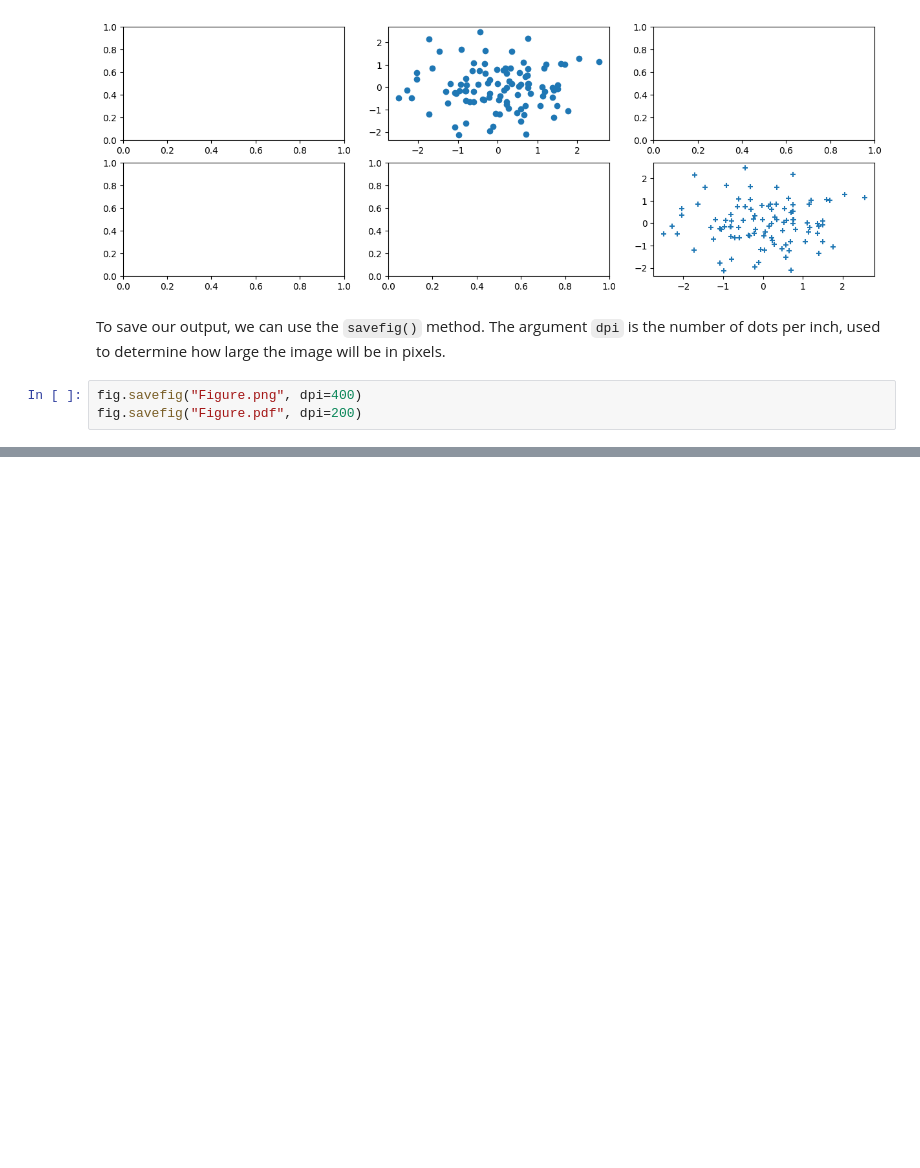
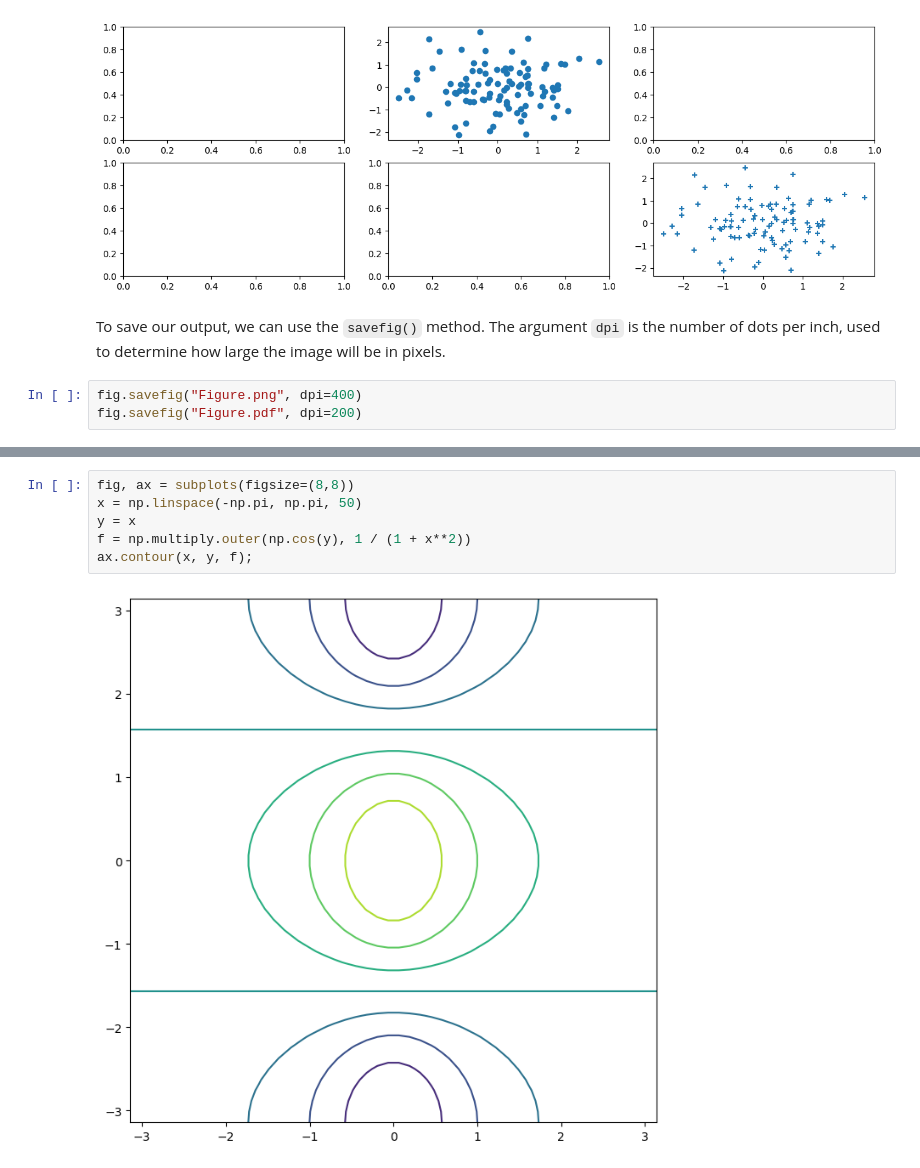
Before and after one commit to justingroves/ISLP, a Jupyter notebook: Jupyter Labs/Chapter 2 Statistical Learning/2.3 Introduction to Python.ipynb, the cells around one changed output, grey strips where cells are left out. Cells and saved outputs as stored; diff of their text form; blank space fills up the shorter version.

```diff
--- a/Jupyter Labs/Chapter 2 Statistical Learning/2.3 Introduction to Python.ipynb
+++ b/Jupyter Labs/Chapter 2 Statistical Learning/2.3 Introduction to Python.ipynb
@@ -480,0 +496,8 @@ fig.savefig("Figure.pdf", dpi=200)
+# %%
+fig, ax = subplots(figsize=(8,8))
+x = np.linspace(-np.pi, np.pi, 50)
+y = x
+f = np.multiply.outer(np.cos(y), 1 / (1 + x**2))
+ax.contour(x, y, f);
+# %% [output]
+[figure, added]
```
Also changed, not shown: parts of 11 cells of this notebook, 2 other files.
